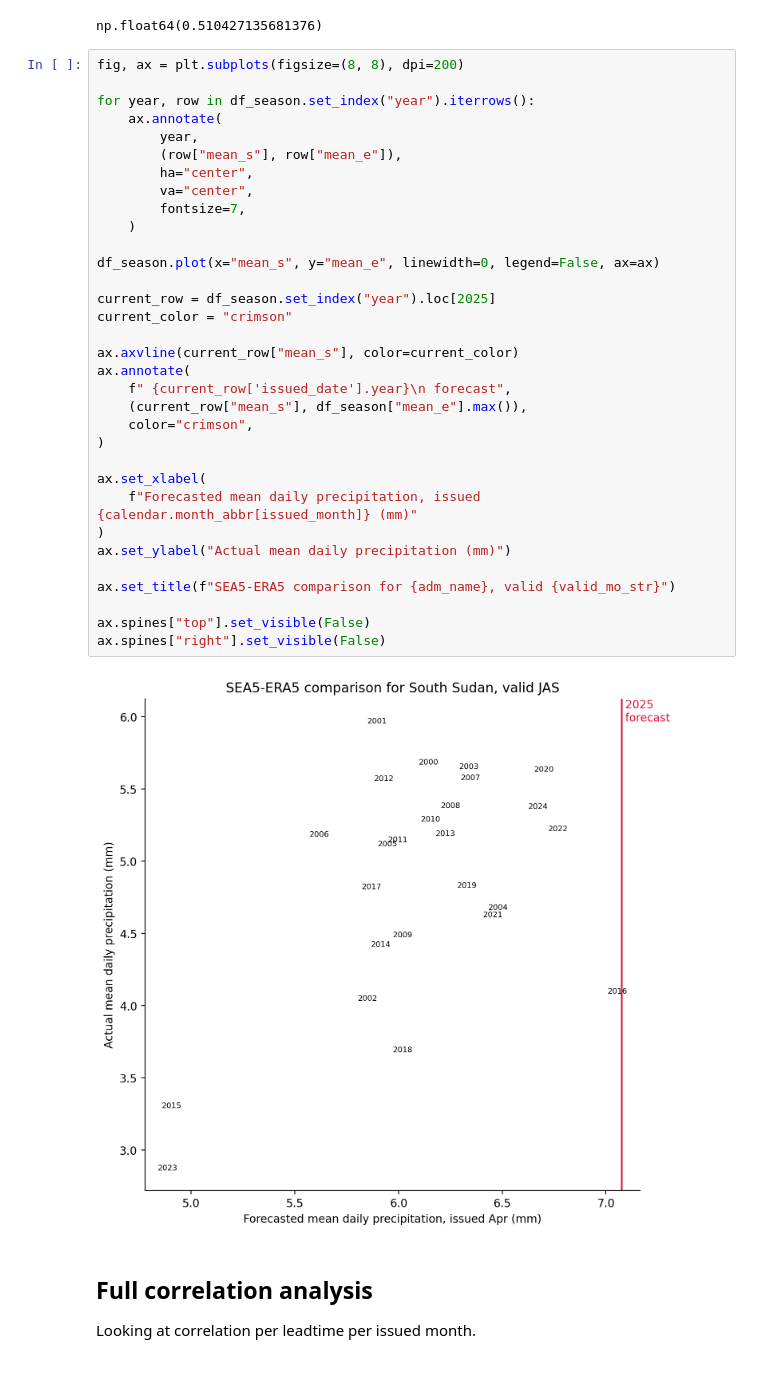
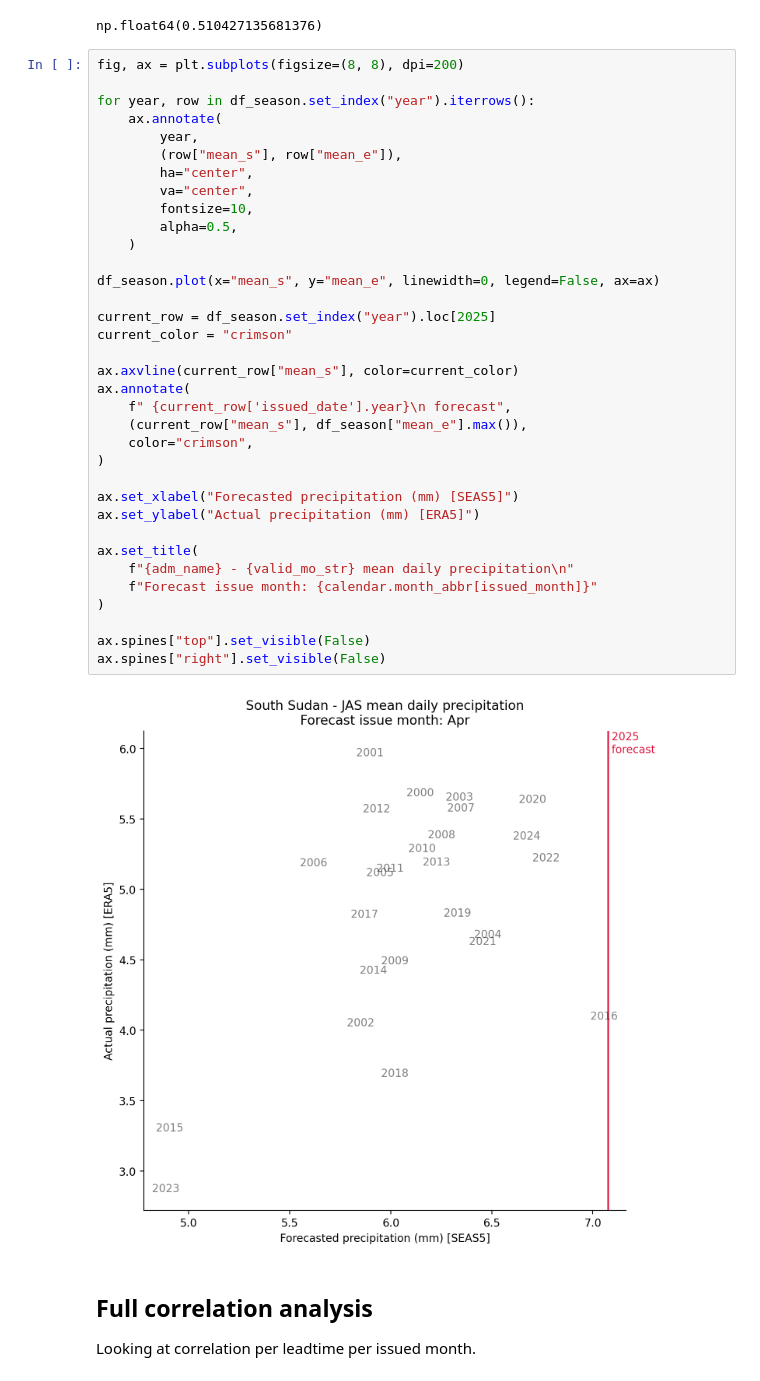
Before and after one commit to OCHA-DAP/ds-aa-ssd-flooding, a Jupyter notebook: exploration/seas5.ipynb, the cells around one changed output. Drawn from its saved outputs; the diff is of its cells as text.

Commit message:
plot tweaks

```diff
--- a/exploration/seas5.ipynb
+++ b/exploration/seas5.ipynb
@@ -186,38 +186,40 @@ np.float64(0.510427135681376)
 # %%
 fig, ax = plt.subplots(figsize=(8, 8), dpi=200)
 
 for year, row in df_season.set_index("year").iterrows():
     ax.annotate(
         year,
         (row["mean_s"], row["mean_e"]),
         ha="center",
         va="center",
-        fontsize=7,
+        fontsize=10,
+        alpha=0.5,
     )
 
 df_season.plot(x="mean_s", y="mean_e", linewidth=0, legend=False, ax=ax)
 
 current_row = df_season.set_index("year").loc[2025]
 current_color = "crimson"
 
 ax.axvline(current_row["mean_s"], color=current_color)
 ax.annotate(
     f" {current_row['issued_date'].year}\n forecast",
     (current_row["mean_s"], df_season["mean_e"].max()),
     color="crimson",
 )
 
-ax.set_xlabel(
-    f"Forecasted mean daily precipitation, issued {calendar.month_abbr[issued_month]} (mm)"
+ax.set_xlabel("Forecasted precipitation (mm) [SEAS5]")
+ax.set_ylabel("Actual precipitation (mm) [ERA5]")
+
+ax.set_title(
+    f"{adm_name} - {valid_mo_str} mean daily precipitation\n"
+    f"Forecast issue month: {calendar.month_abbr[issued_month]}"
 )
-ax.set_ylabel("Actual mean daily precipitation (mm)")
-
-ax.set_title(f"SEA5-ERA5 comparison for {adm_name}, valid {valid_mo_str}")
 
 ax.spines["top"].set_visible(False)
 ax.spines["right"].set_visible(False)
 # %% [output]
-[figure, old version]
+[figure, new version]
 # %% [markdown]
 ## Full correlation analysis
 
```
Also changed, not shown: parts of 5 cells of this notebook, 1 other file.
